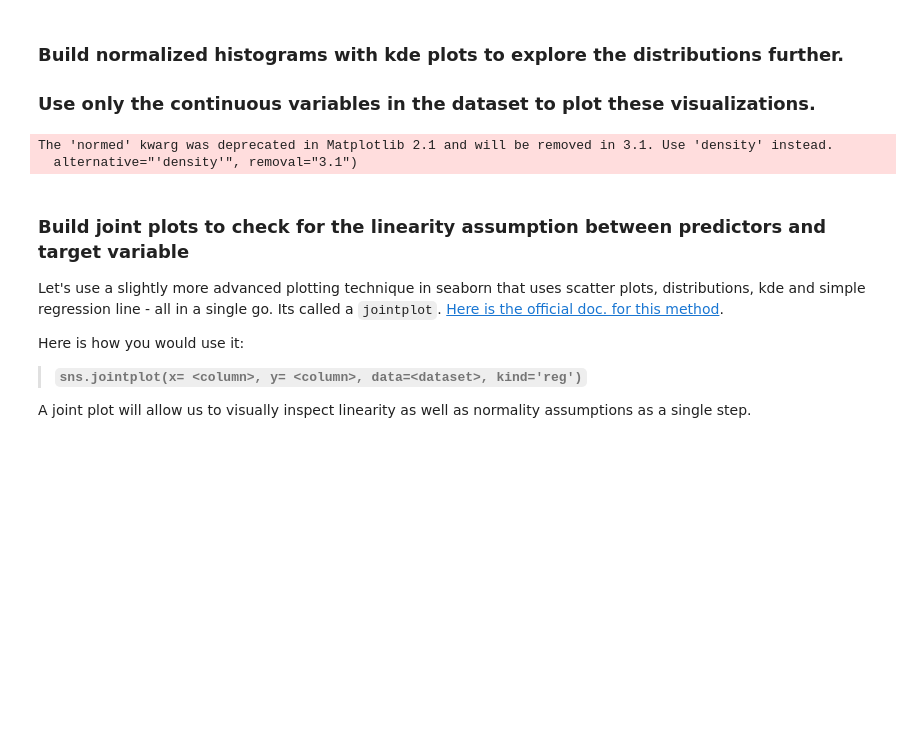
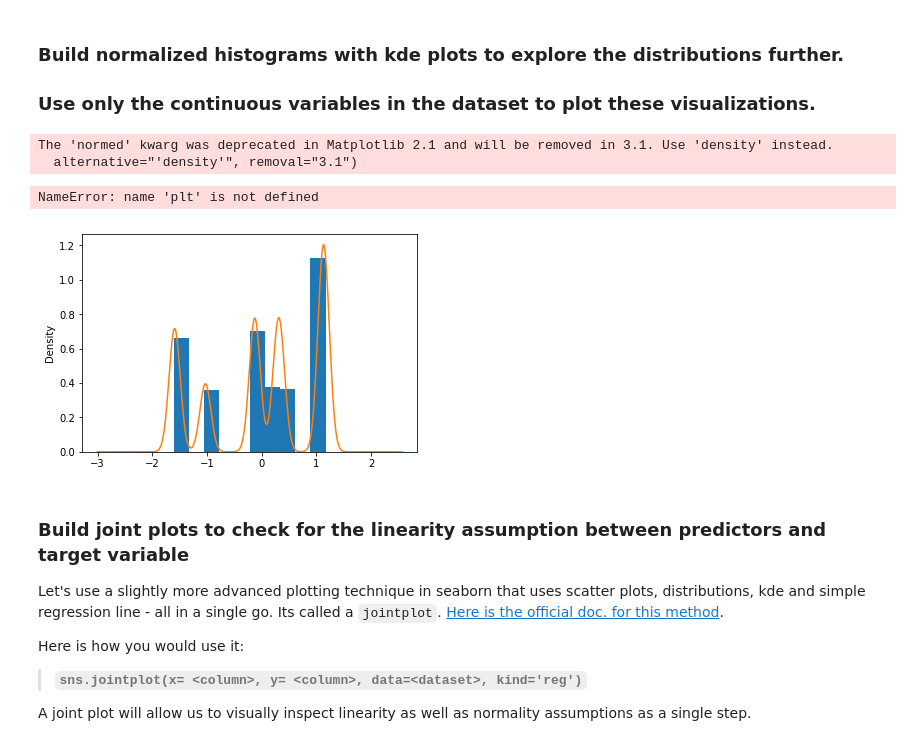
Before and after one commit to msas111/dsc-1-12-08-exploring-our-data-lab-online-ds-sp-000, a Jupyter notebook: index.ipynb, the cells around one changed output. Drawn from its saved outputs; the diff is of its cells as text; code cells hidden in the pictures; blank space fills up the shorter version.

```diff
--- a/index.ipynb
+++ b/index.ipynb
@@ -62,16 +62,19 @@ TypeError: numpy boolean subtract, the `-` operator, is deprecated, use the bitw
 ### Build normalized histograms with kde plots to explore the distributions further.
 ### Use only the continuous variables in the dataset to plot these visualizations.
 # %%
+import matplot
 for column in ['Size',
        'Temperature', 'Fuel_Price', 'CPI', 'Unemployment', 'Weekly_Sales']:
-    df[column].plot.hist(den=True )
-    df[column].plot.kde(label=column )
+    df[column].plot.hist(density=True)
+    df[column].plot.kde(label=column)
     plt.legend()
     plt.show()
 # Your code here
 # %% [output]
 The 'normed' kwarg was deprecated in Matplotlib 2.1 and will be removed in 3.1. Use 'density' instead.
   alternative="'density'", removal="3.1")
+NameError: name 'plt' is not defined
+[figure, added]
 # %%
 # State your observations here
 # %% [markdown]
```
